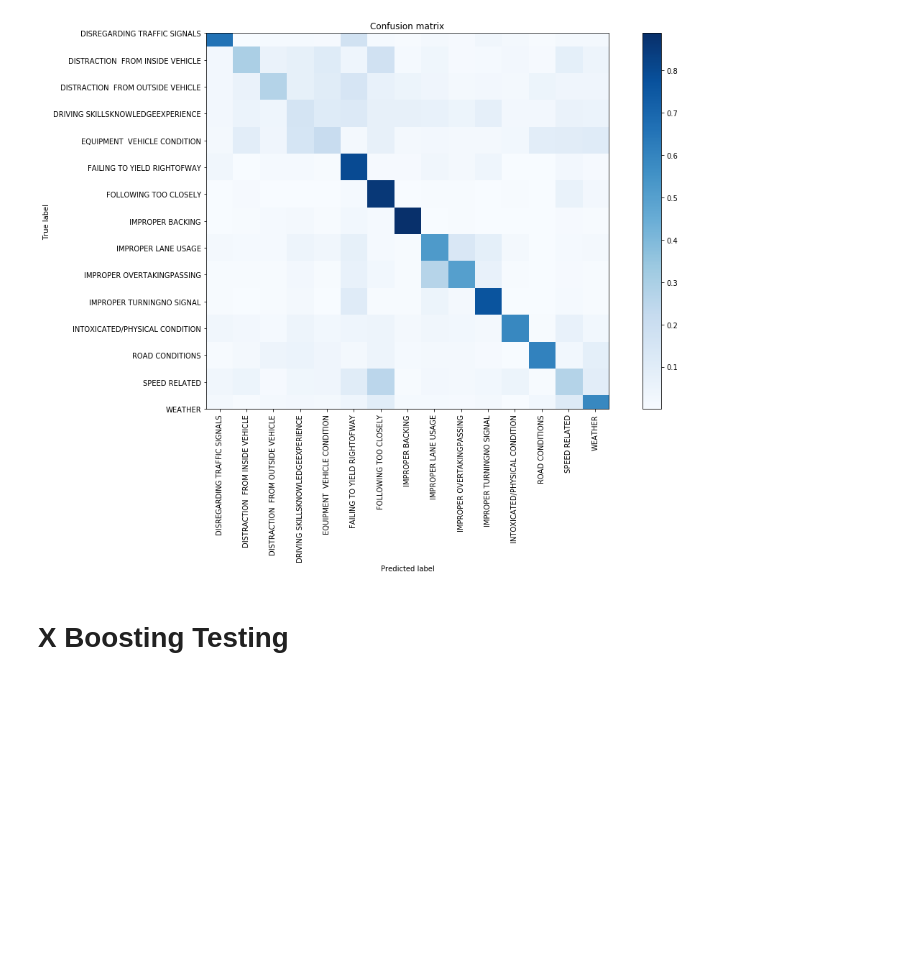
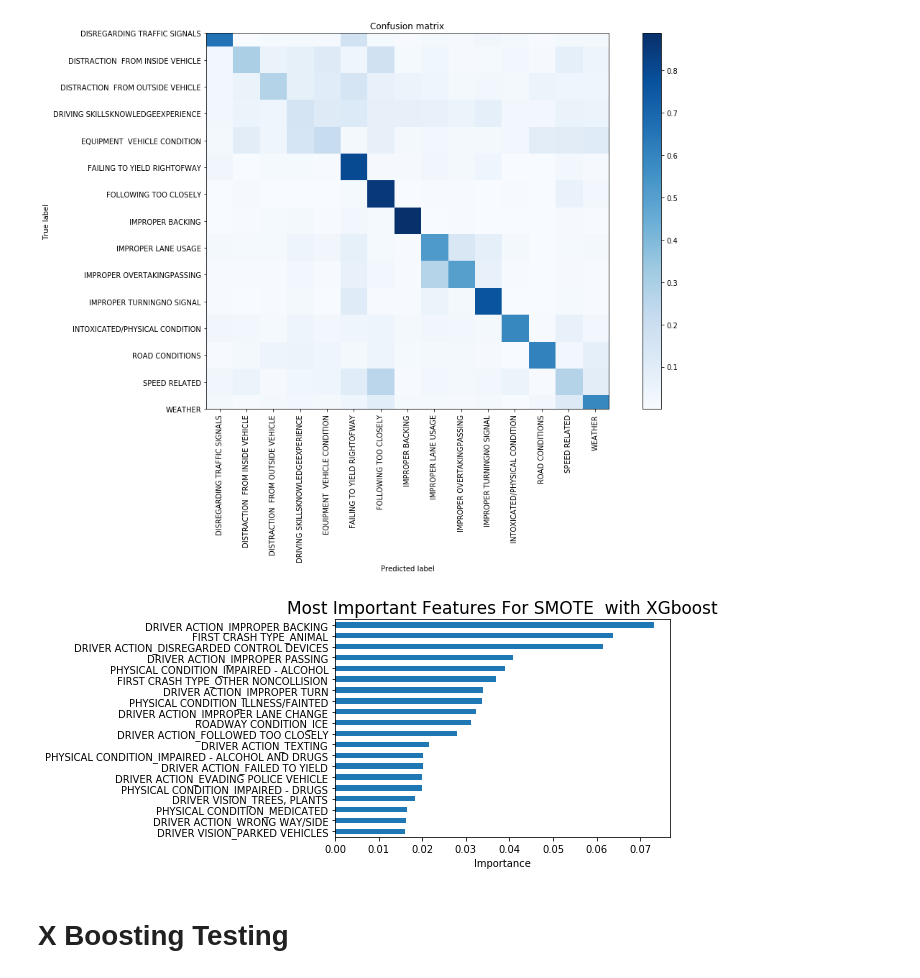
Before and after one commit to arithescientist/chicago_primary_cause_of-caraccidents, a Jupyter notebook: student.ipynb, the cells around one changed output. Cells and saved outputs as stored; diff of their text form; code cells hidden in the pictures; blank space fills up the shorter version.

```diff
--- a/student.ipynb
+++ b/student.ipynb
@@ -1114,6 +1114,11 @@ AUC : 0.8068150367903191
 (array([ 0,  1,  2,  3,  4,  5,  6,  7,  8,  9, 10, 11, 12, 13, 14]),
  <a list of 15 Text xticklabel objects>)
 [figure]
+# %%
+# Plotting the feature importances
+xgboost_importances = plot_top_features(xgbsearch, dd, title='SMOTE  with XGboost')
+# %% [output]
+[figure, added]
 # %% [markdown]
 # X Boosting Testing
 # %%
```
Also changed, not shown: parts of 2 cells of this notebook, 1 other file.
